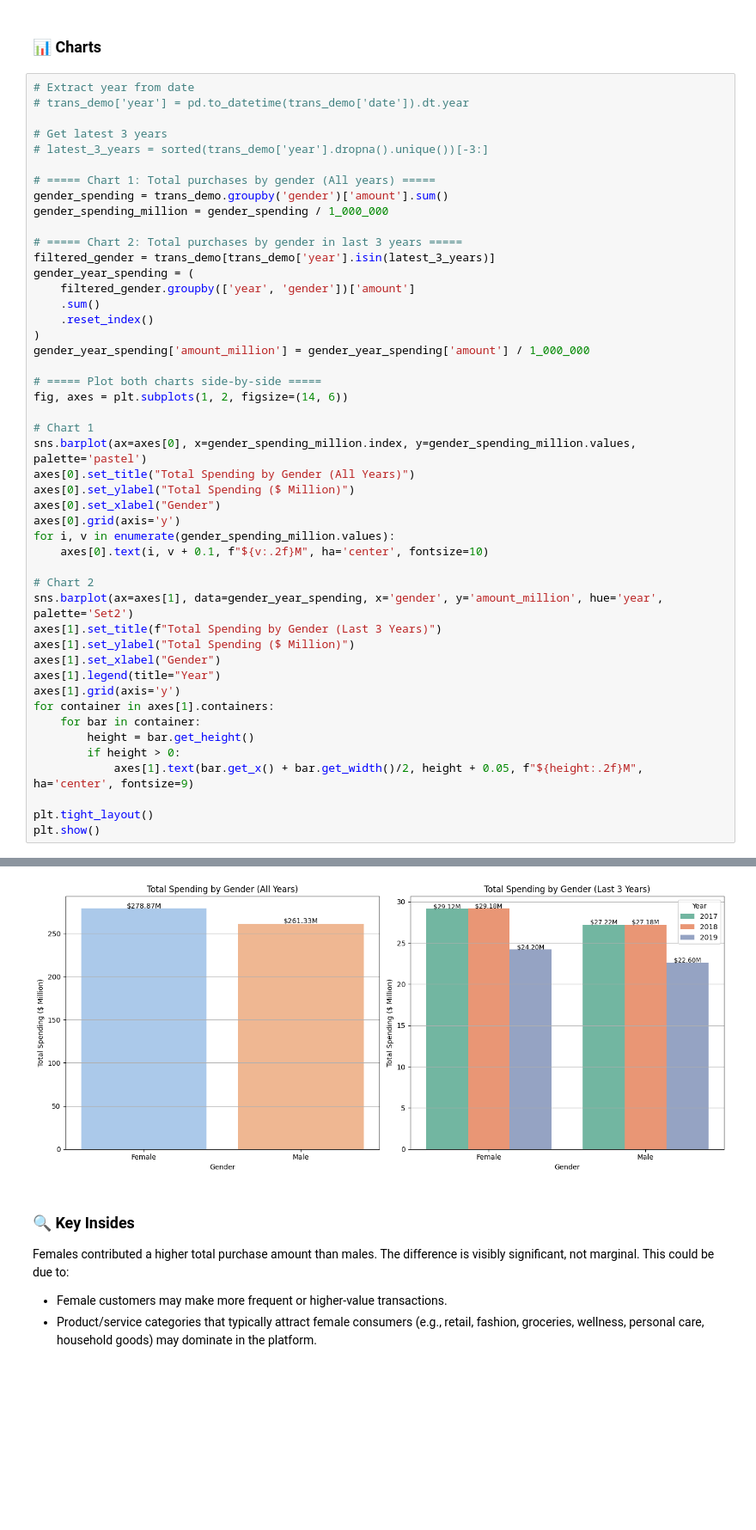
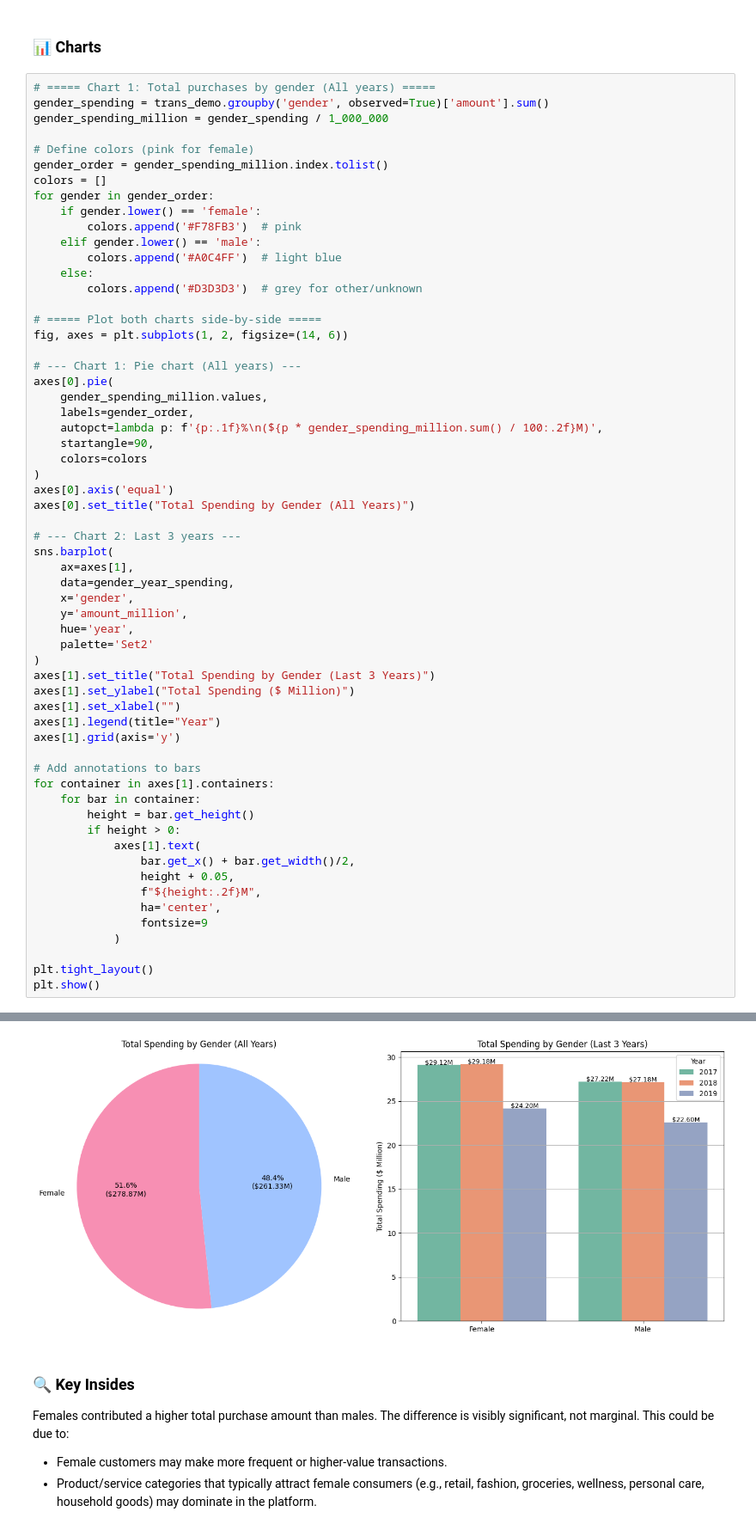
Before and after one commit to TuanTran2025/Final-Project, a Jupyter notebook: Final_Project.ipynb, the cells around one changed output, grey strips where cells are left out. Shown at 86% size. Cells and saved outputs as stored; diff of their text form; blank space fills up the shorter version.

```diff
--- a/Final_Project.ipynb
+++ b/Final_Project.ipynb
@@ -1053,49 +1064,62 @@ c- Marketing Insight:
 # %% [markdown]
 ### 📊 Charts
 # %%
-# Extract year from date
-# trans_demo['year'] = pd.to_datetime(trans_demo['date']).dt.year
-
-# Get latest 3 years
-# latest_3_years = sorted(trans_demo['year'].dropna().unique())[-3:]
-
 # ===== Chart 1: Total purchases by gender (All years) =====
-gender_spending = trans_demo.groupby('gender')['amount'].sum()
+gender_spending = trans_demo.groupby('gender', observed=True)['amount'].sum()
 gender_spending_million = gender_spending / 1_000_000
 
-# ===== Chart 2: Total purchases by gender in last 3 years =====
-filtered_gender = trans_demo[trans_demo['year'].isin(latest_3_years)]
-gender_year_spending = (
-    filtered_gender.groupby(['year', 'gender'])['amount']
-    .sum()
-    .reset_index()
-)
-gender_year_spending['amount_million'] = gender_year_spending['amount'] / 1_000_000
+# Define colors (pink for female)
+gender_order = gender_spending_million.index.tolist()
+colors = []
+for gender in gender_order:
+    if gender.lower() == 'female':
+        colors.append('#F78FB3')  # pink
+    elif gender.lower() == 'male':
+        colors.append('#A0C4FF')  # light blue
+    else:
+        colors.append('#D3D3D3')  # grey for other/unknown
 
 # ===== Plot both charts side-by-side =====
 fig, axes = plt.subplots(1, 2, figsize=(14, 6))
 
-# Chart 1
-sns.barplot(ax=axes[0], x=gender_spending_million.index, y=gender_spending_million.values, palette='pastel')
+# --- Chart 1: Pie chart (All years) ---
+axes[0].pie(
+    gender_spending_million.values,
+    labels=gender_order,
+    autopct=lambda p: f'{p:.1f}%\n(${p * gender_spending_million.sum() / 100:.2f}M)',
+    startangle=90,
+    colors=colors
+)
+axes[0].axis('equal')
 axes[0].set_title("Total Spending by Gender (All Years)")
-axes[0].set_ylabel("Total Spending ($ Million)")
-axes[0].set_xlabel("Gender")
-axes[0].grid(axis='y')
-for i, v in enumerate(gender_spending_million.values):
-    axes[0].text(i, v + 0.1, f"${v:.2f}M", ha='center', fontsize=10)
 
-# Chart 2
-sns.barplot(ax=axes[1], data=gender_year_spending, x='gender', y='amount_million', hue='year', palette='Set2')
-axes[1].set_title(f"Total Spending by Gender (Last 3 Years)")
+# --- Chart 2: Last 3 years ---
+sns.barplot(
+    ax=axes[1],
+    data=gender_year_spending,
+    x='gender',
+    y='amount_million',
+    hue='year',
+    palette='Set2'
+)
+axes[1].set_title("Total Spending by Gender (Last 3 Years)")
 axes[1].set_ylabel("Total Spending ($ Million)")
-axes[1].set_xlabel("Gender")
+axes[1].set_xlabel("")
 axes[1].legend(title="Year")
 axes[1].grid(axis='y')
+
+# Add annotations to bars
 for container in axes[1].containers:
     for bar in container:
         height = bar.get_height()
         if height > 0:
-            axes[1].text(bar.get_x() + bar.get_width()/2, height + 0.05, f"${height:.2f}M", ha='center', fontsize=9)
+            axes[1].text(
+                bar.get_x() + bar.get_width()/2,
+                height + 0.05,
+                f"${height:.2f}M",
+                ha='center',
+                fontsize=9
+            )
 
 plt.tight_layout()
 plt.show()
@@ -1106,4 +1127,4 @@ Passing `palette` without assigning `hue` is deprecated and will be removed in v
-[figure, old version]
+[figure, new version]
 # %% [markdown]
 ### 🔍 Key Insides
 Females contributed a higher total purchase amount than males.
```
Also changed, not shown: parts of 35 cells of this notebook.
